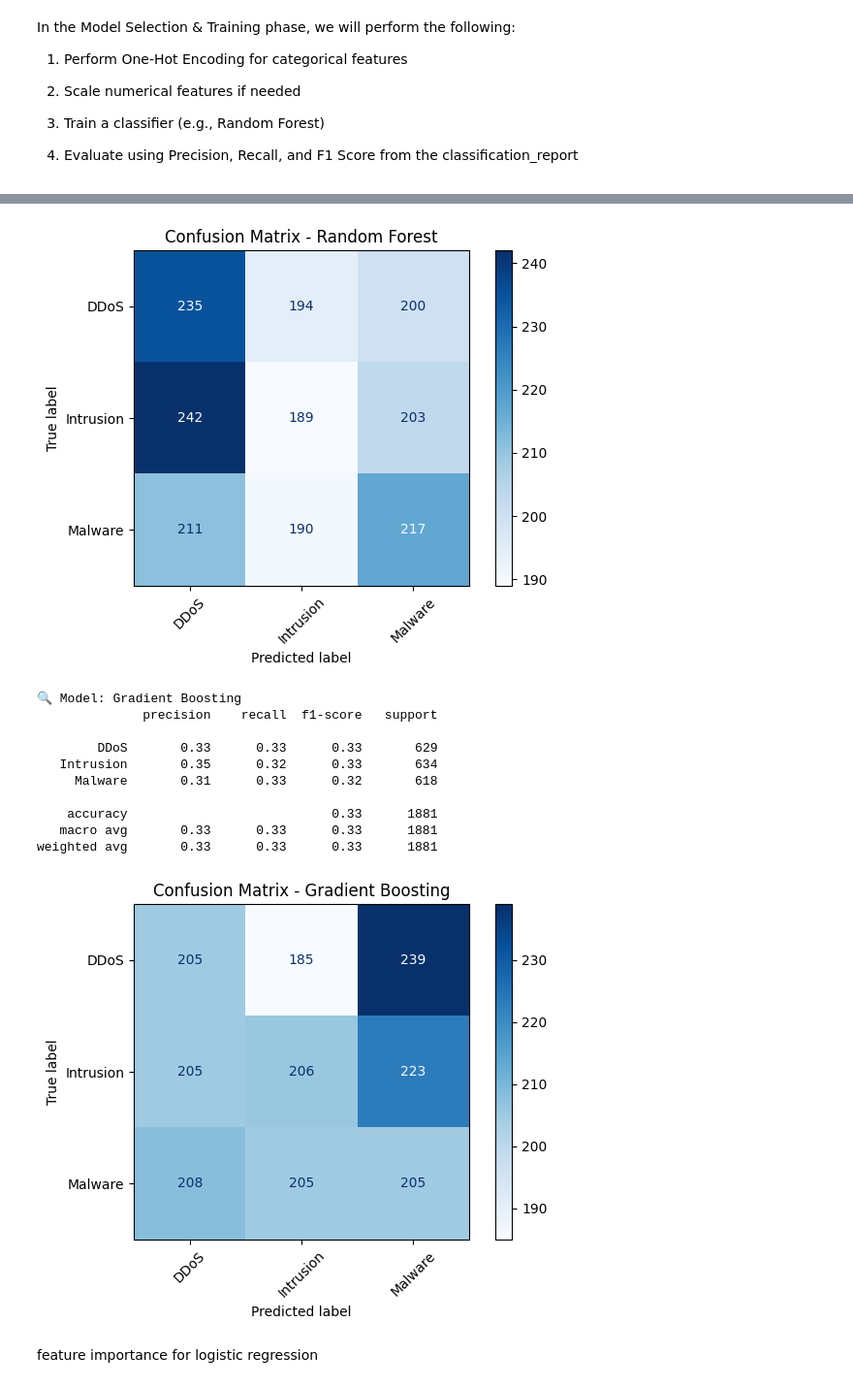
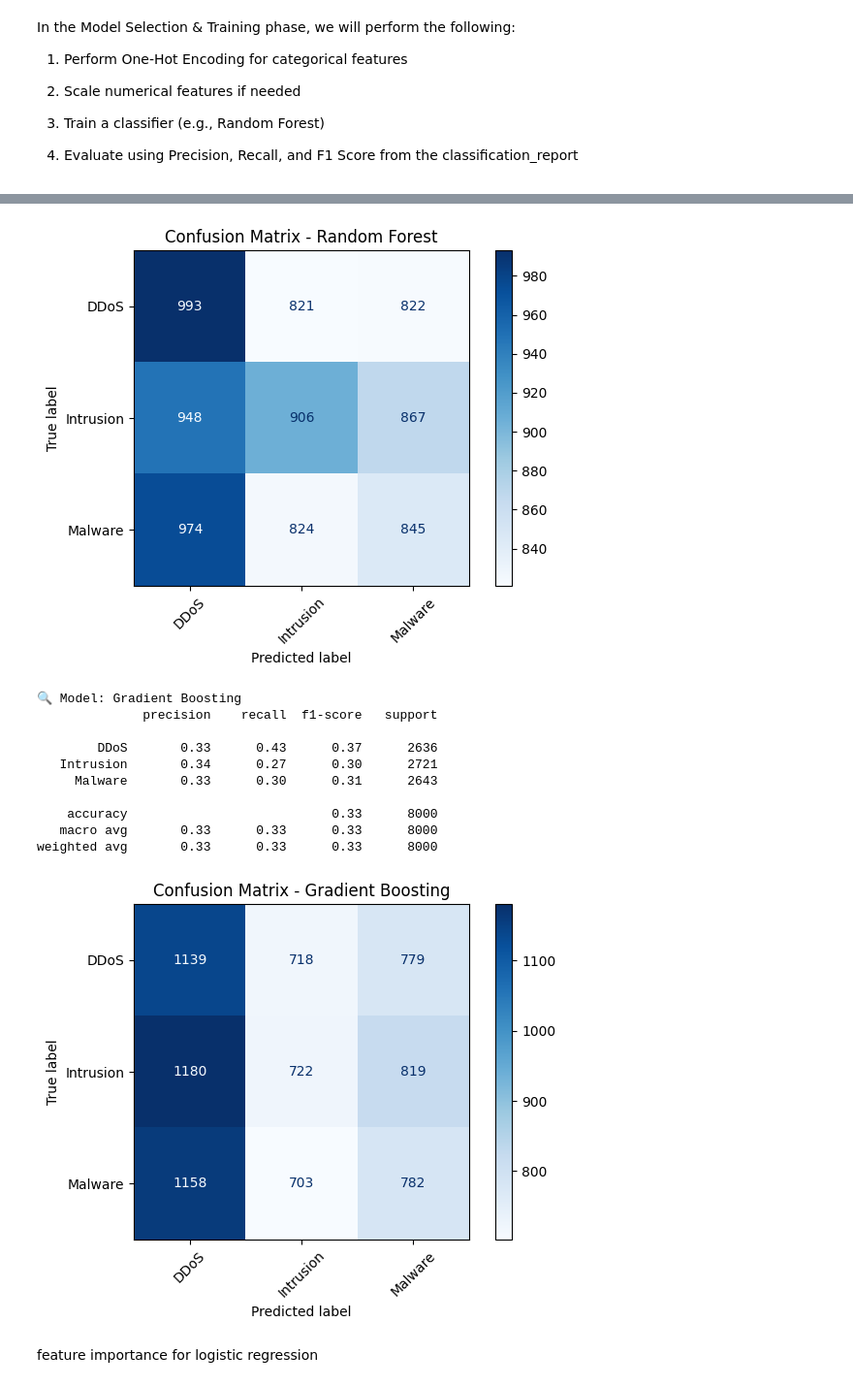
Before and after one commit to aminayusif/Intrudex, a Jupyter notebook: CyberGuard_Machine_Learning_for_Cyberattack_Detection_and_Classification.ipynb, the cells around one changed output, grey strips where cells are left out. Shown: that part at 97% size. Saved outputs shown, nothing was run; the diff lists cells and outputs as text; code cells hidden in the pictures.

```diff
--- a/CyberGuard_Machine_Learning_for_Cyberattack_Detection_and_Classification.ipynb
+++ b/CyberGuard_Machine_Learning_for_Cyberattack_Detection_and_Classification.ipynb
@@ -165,6 +166,6 @@ We want to drop columns which have no substantial information:
 # %%
 # List of columns to drop
-columns_to_drop = ['Source IP Address', 'Destination IP Address', 'Payload Data', 'User Information', 'Device Information']
+columns_to_drop = ['Source IP Address', 'Destination IP Address', 'Payload Data', 'User Information', 'Device Information','Proxy Information']
 
 # Drop the specified columns
 data = data.drop(columns=columns_to_drop) # These columns to be dropped
@@ -496,7 +497,9 @@ import matplotlib.pyplot as plt
 
 # Define features and target
 # Drop the original Timestamp column after feature engineering
-X = data.drop(columns=['Attack Type', 'Timestamp','Geo-location Data'])
+X = data.drop(columns=['Attack Type', 'Timestamp','Geo-location Data',
+                       'Attack Signature','Action Taken','Malware Indicators',
+                       'IDS/IPS Alerts','Firewall Logs'])
 y = data['Attack Type']
 
 # Identify feature types
@@ -531,17 +534,20 @@ for name, model in models.items():
         ('classifier', model)
     ])
 
-    # For HistGradientBoostingClassifier, convert sparse output to dense
+    # Fit and predict using the pipeline
+    # Handle potential sparse matrix output from preprocessor
+    X_train_processed = pipeline.named_steps['preprocessor'].fit_transform(X_train)
+    X_test_processed = pipeline.named_steps['preprocessor'].transform(X_test)
+
+    # Convert to dense array if necessary for models that require it (like HistGradientBoostingClassifier)
     if isinstance(model, HistGradientBoostingClassifier):
-        X_train_processed = pipeline.named_steps['preprocessor'].fit_transform(X_train).toarray()
-        X_test_processed = pipeline.named_steps['preprocessor'].transform(X_test).toarray()
-        # Fit the classifier directly with the dense data
-        pipeline.named_steps['classifier'].fit(X_train_processed, y_train)
-        y_pred = pipeline.named_steps['classifier'].predict(X_test_processed)
-    else:
-        # Fit and predict using the pipeline for models that handle sparse data
-        pipeline.fit(X_train, y_train)
-        y_pred = pipeline.predict(X_test)
+        if hasattr(X_train_processed, 'toarray'):
+            X_train_processed = X_train_processed.toarray()
+        if hasattr(X_test_processed, 'toarray'):
+            X_test_processed = X_test_processed.toarray()
+
+    pipeline.named_steps['classifier'].fit(X_train_processed, y_train)
+    y_pred = pipeline.named_steps['classifier'].predict(X_test_processed)
 
 
     print(classification_report(y_test, y_pred))
@@ -576,15 +582,15 @@ weighted avg       0.34      0.34      0.34      1881
-[figure, old version]
+[figure, new version]
 🔍 Model: Gradient Boosting
               precision    recall  f1-score   support
 
-        DDoS       0.33      0.33      0.33       629
-   Intrusion       0.35      0.32      0.33       634
-     Malware       0.31      0.33      0.32       618
+        DDoS       0.33      0.43      0.37      2636
+   Intrusion       0.34      0.27      0.30      2721
+     Malware       0.33      0.30      0.31      2643
 
-    accuracy                           0.33      1881
-   macro avg       0.33      0.33      0.33      1881
-weighted avg       0.33      0.33      0.33      1881
+    accuracy                           0.33      8000
+   macro avg       0.33      0.33      0.33      8000
+weighted avg       0.33      0.33      0.33      8000
-[figure, old version]
+[figure, new version]
 # %% [markdown]
 feature importance for logistic regression
 # %%
```
Also changed, not shown: parts of 41 cells of this notebook.
